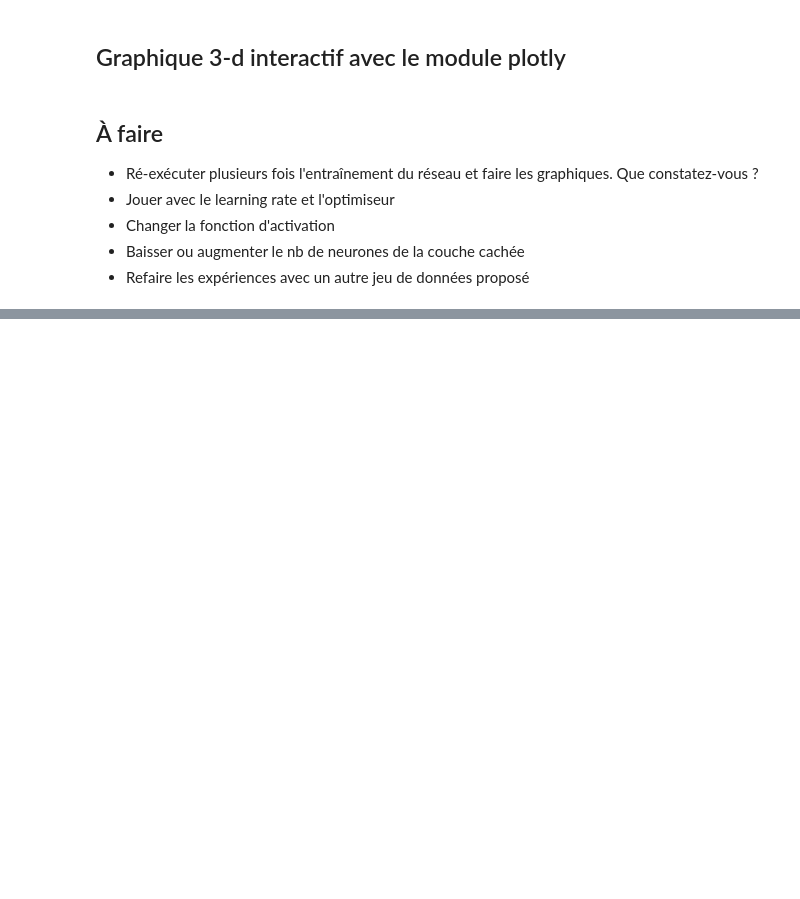
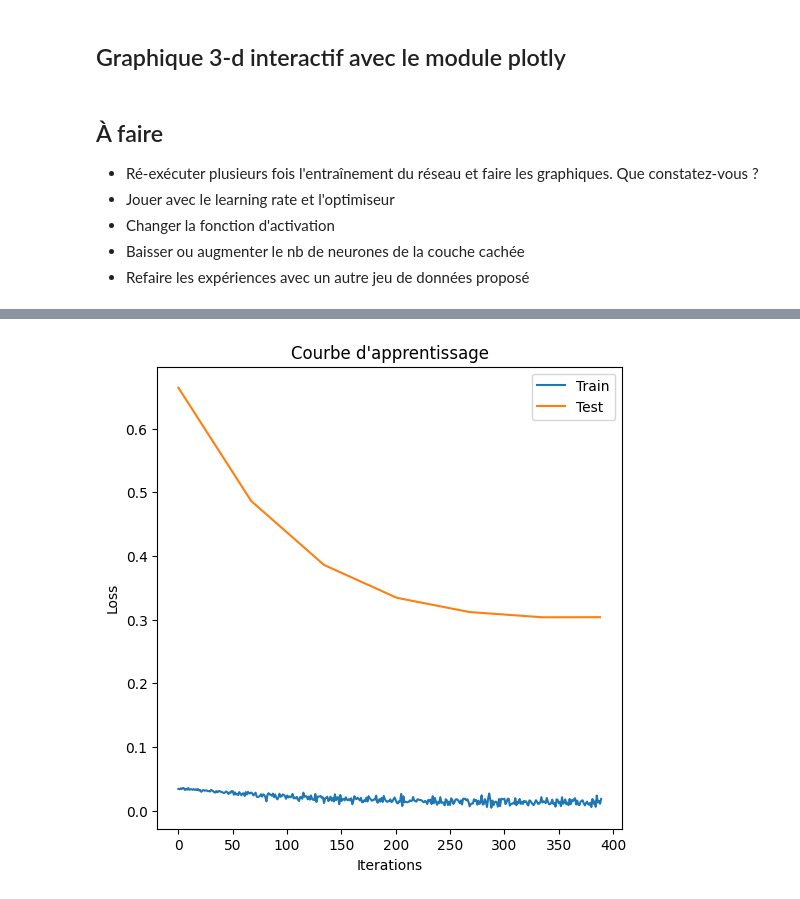
Before and after one commit to jturner116/M1, a Jupyter notebook: s8/app_auto/TP1-20240130/ML1_TP1_toy_NN_sujet.ipynb, the cells around one changed output, grey strips where cells are left out. Drawn from its saved outputs; the diff is of its cells as text; code cells hidden in the pictures; blank space fills up the shorter version.

```diff
--- a/s8/app_auto/TP1-20240130/ML1_TP1_toy_NN_sujet.ipynb
+++ b/s8/app_auto/TP1-20240130/ML1_TP1_toy_NN_sujet.ipynb
@@ -290,3 +328,78 @@ fig.show()
 *   Changer la fonction d'activation
 *   Baisser ou augmenter le nb de neurones de la couche cachée
 *   Refaire les expériences avec un autre jeu de données proposé
+# %%
+model = MLP()
+
+learning_rate=0.003
+
+
+nb_epochs = 30
+bs = 20
+
+criterion = nn.CrossEntropyLoss()
+# optimizer = optim.SGD(model.parameters(),
+#                       lr=learning_rate,
+#                       momentum=0.9)
+
+# Essayer Adam si vous le souhaitez :
+optimizer = optim.Adam(model.parameters(),
+                      lr=learning_rate)
+
+n = 0 # nombre d'iterations (pour faire des figures)
+iters = []
+losses = []
+test_losses, test_acc = [], []
+test_iters = []
+
+for epoch in range(1, nb_epochs+1):
+
+    # shuffle
+    idx = torch.randperm(X_train.size(0))
+    X_train_ = X_train[idx]
+    y_train_ = y_train[idx]
+    # print(len(X_train)//bs)
+
+    model.train() # met le modèle en mode train
+
+    for i in range(0, len(X_train)//bs):
+        X_train_batch = X_train_[i*bs:(i+1)*bs]
+        y_train_batch = y_train_[i*bs:(i+1)*bs]
+        # print(X_train_batch.shape, y_train_batch.shape)
+
+        out = model(X_train_batch)
+        loss = criterion(out, y_train_batch)
+        loss.backward()
+        optimizer.step()
+        optimizer.zero_grad()
+
+        iters.append(n)
+        losses.append(float(loss)/bs)
+        n += 1
+
+    if (epoch-1) % 5 == 0 or epoch==nb_epochs:
+      model.eval() # met le modèle en mode eval
+      # à quoi sert cette ligne ?
+      with torch.inference_mode():
+        out = model(X_test)
+        loss = criterion(out, y_test)
+        test_losses.append(loss)
+
+        pred = out.max(1, keepdim=True)[1] # retrouve l'indice de la log-proba maximale
+        correct = pred.eq(y_test.view_as(pred)).sum().item()
+        total = y_test.size(0)
+        test_acc.append(correct/total*100.)
+        test_iters.append((epoch-1)*len(X_train)//bs)
+        print("epoch %d --- acc = %.2f"%(epoch, test_acc[-1]))
+
+# print(iters)
+# plotting
+plt.figure(figsize=(6,6))
+plt.title("Courbe d'apprentissage")
+plt.plot(iters, losses, label="Train")
+plt.plot(test_iters, test_losses, label="Test")
+plt.legend()
+plt.xlabel("Iterations")
+plt.ylabel("Loss")
+plt.show()
+# %% [output]
@@ -292,0 +413 @@ fig.show()
+[figure, added]
```
Also changed, not shown: parts of 11 cells of this notebook, 1 other file.
